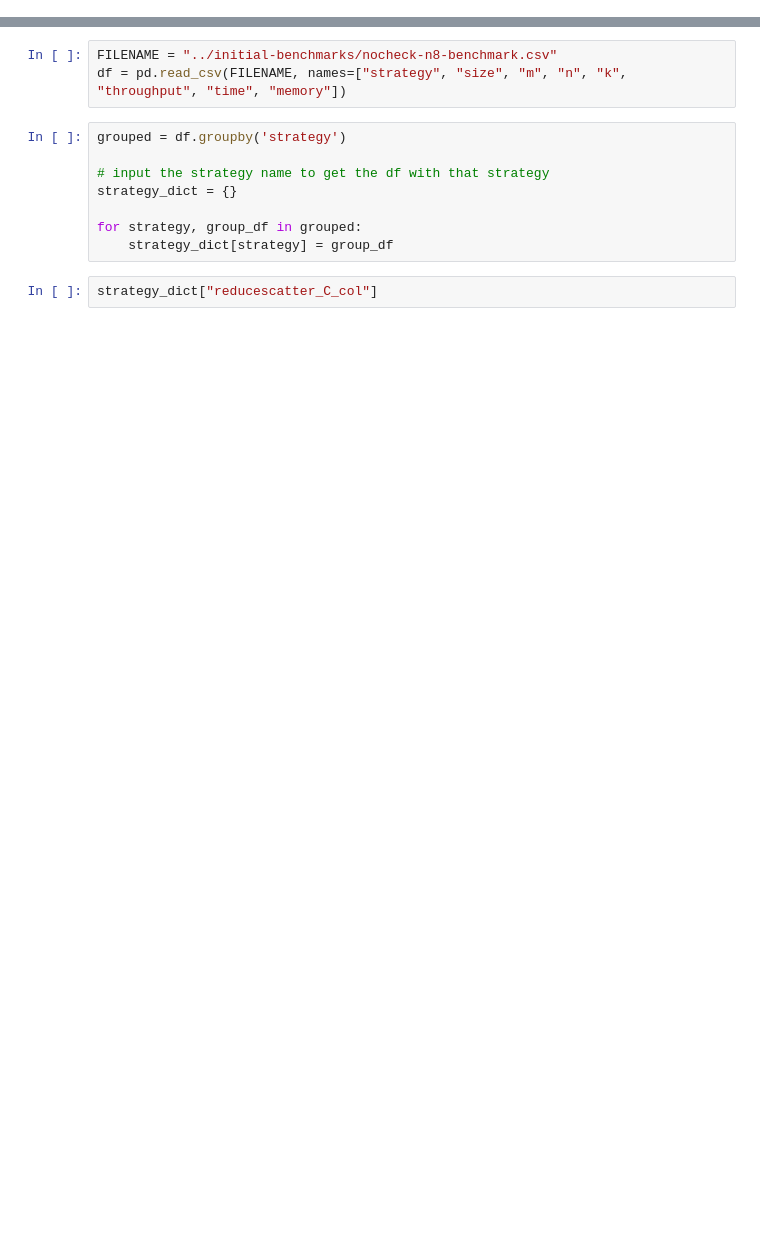
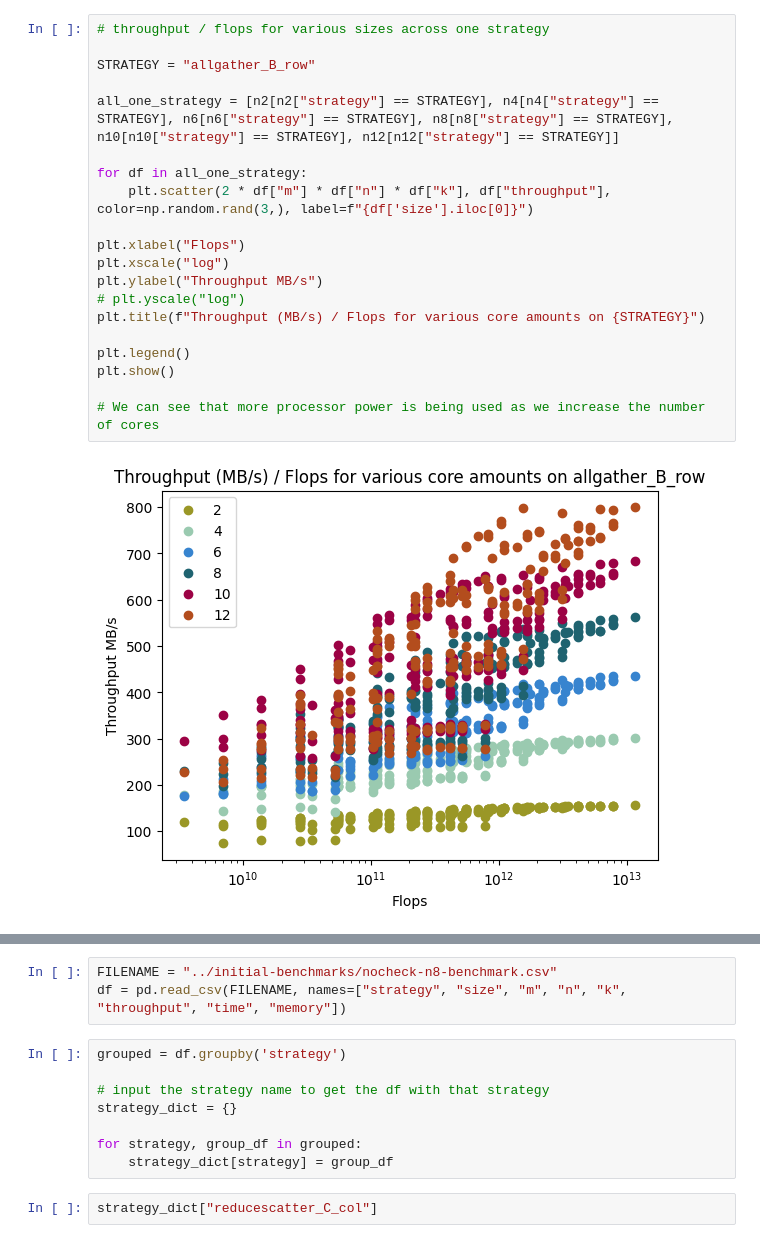
Before and after one commit to ZachB123/CommHiddenGemm, a Jupyter notebook: Gemm1d/notebooks/CHG1D_Visualizations.ipynb, the cells around one changed output, grey strips where cells are left out. Drawn from its saved outputs; the diff is of its cells as text; blank space fills up the shorter version.

```diff
--- a/Gemm1d/notebooks/CHG1D_Visualizations.ipynb
+++ b/Gemm1d/notebooks/CHG1D_Visualizations.ipynb
@@ -14,0 +54,22 @@ STRATEGIES = ['allgather_A_col', 'allgather_A_col_no_compute',
+# %%
+# throughput / flops for various sizes across one strategy
+
+STRATEGY = "allgather_B_row"
+
+all_one_strategy = [n2[n2["strategy"] == STRATEGY], n4[n4["strategy"] == STRATEGY], n6[n6["strategy"] == STRATEGY], n8[n8["strategy"] == STRATEGY], n10[n10["strategy"] == STRATEGY], n12[n12["strategy"] == STRATEGY]]
+
+for df in all_one_strategy:
+    plt.scatter(2 * df["m"] * df["n"] * df["k"], df["throughput"], color=np.random.rand(3,), label=f"{df['size'].iloc[0]}")
+
+plt.xlabel("Flops")
+plt.xscale("log")
+plt.ylabel("Throughput MB/s")
+# plt.yscale("log")
+plt.title(f"Throughput (MB/s) / Flops for various core amounts on {STRATEGY}")
+
+plt.legend()
+plt.show()
+
+# We can see that more processor power is being used as we increase the number of cores
+# %% [output]
+[figure, added]
```
Also changed, not shown: parts of 14 cells of this notebook, 5 other files.
